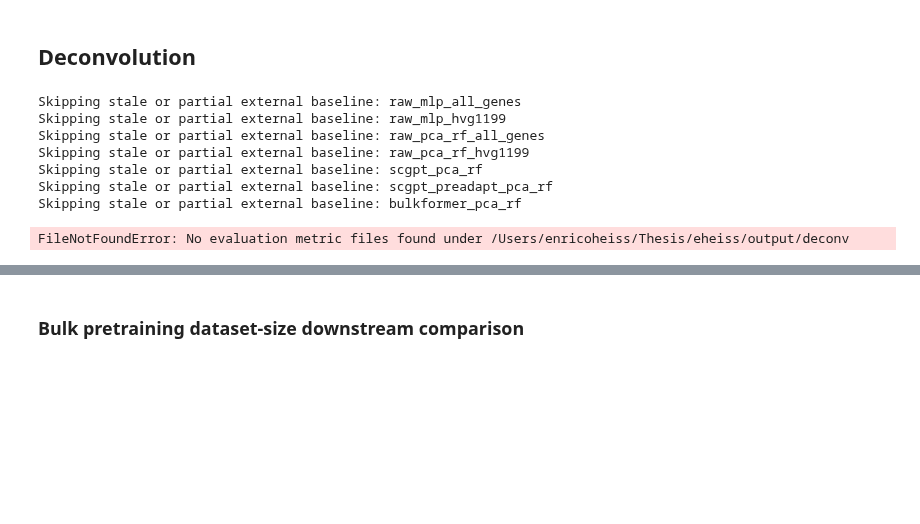
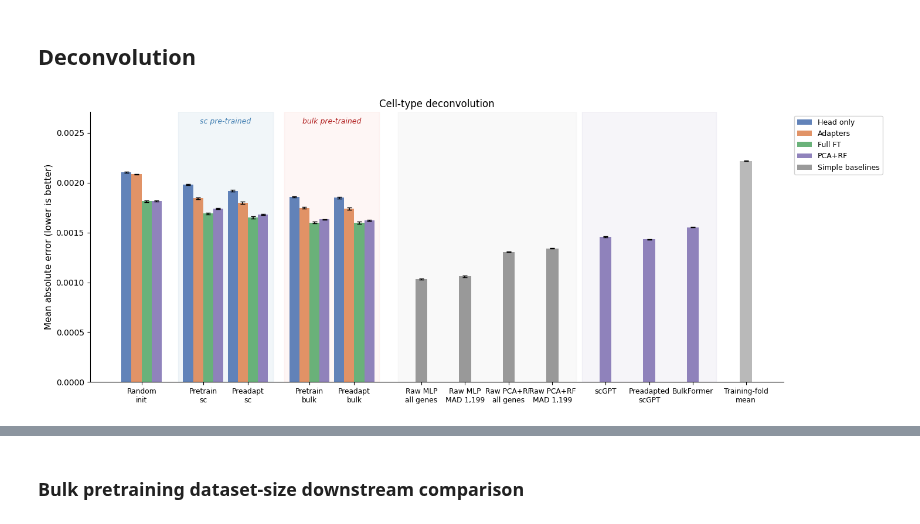
Before and after one commit to eheiss/scbFM, a Jupyter notebook: src/analysis/task_performances.ipynb, the cells around one changed output, grey strips where cells are left out. Cells and saved outputs as stored; diff of their text form; code cells hidden in the pictures; blank space fills up the shorter version.

```diff
--- a/src/analysis/task_performances.ipynb
+++ b/src/analysis/task_performances.ipynb
@@ -872,8 +998,8 @@ mode_colors = {
     "full_ft": "#55A868", "pca_rf": "#8172B3",
 }
 model_keys = ["random_init", "pretrain_sc", "preadapt_sc", "pretrain_bulk", "preadapt_bulk"]
-metric_mean = "js_distance_mean"
-metric_std = "js_distance_std"
+metric_mean = "mae_mean"
+metric_std = "mae_std"
 baseline_specs = [
     ("raw_mlp_all_genes", "Raw MLP\nall genes"),
     ("raw_mlp_hvg1199", "Raw MLP\nMAD 1,199"),
@@ -899,11 +1025,22 @@ def deconv_output_is_current(variant):
         return False
     with open(metadata_path) as handle:
         metadata = json.load(handle)
+    mse_trained_variant = variant in {
+        "head_only", "adapters", "full_ft",
+        "raw_mlp_all_genes", "raw_mlp_hvg1199",
+    }
     return (
         metadata.get("run_status") == "complete"
         and metadata.get("cv_fold_fingerprint")
         and metadata.get("gene_selection") == "mad"
         and metadata.get("expression_transform") == "log1p"
+        and (
+            not mse_trained_variant
+            or (
+                metadata.get("training_objective") == "mse"
+                and metadata.get("primary_evaluation_metric") == "mae"
+            )
+        )
     )
 
 
@@ -965,11 +1102,11 @@ large_x = {
 mean_baseline_value = None
 mean_baseline_std = 0.0
 for frame in [*mode_frames.values(), *baseline_frames.values(), *large_fm_frames.values()]:
-    if frame is None or "mean_baseline_js_distance_mean" not in frame.columns:
+    if frame is None or "mean_baseline_mae_mean" not in frame.columns:
         continue
-    mean_baseline_value = float(frame.iloc[0]["mean_baseline_js_distance_mean"])
-    if "mean_baseline_js_distance_std" in frame.columns:
-        mean_baseline_std = float(frame.iloc[0]["mean_baseline_js_distance_std"])
+    mean_baseline_value = float(frame.iloc[0]["mean_baseline_mae_mean"])
+    if "mean_baseline_mae_std" in frame.columns:
+        mean_baseline_std = float(frame.iloc[0]["mean_baseline_mae_std"])
     break
 mean_baseline_x = max([*large_x.values(), *baseline_x.values(), 3.8]) + 0.95
 
@@ -1040,41 +1177,34 @@ if large_x:
                alpha=0.07, color="#8172B3", zorder=0)
 
 y_max = max(plotted_values, default=0.8) * 1.22
-ax.set_ylim(0, max(y_max, 0.2))
+ax.set_ylim(0, y_max)
 label_y = ax.get_ylim()[1] * 0.98
 ax.text(np.mean(sc_span), label_y, "sc pre-trained", ha="center", va="top",
         fontsize=9, color="steelblue", style="italic")
 ax.text(np.mean(bulk_span), label_y, "bulk pre-trained", ha="center", va="top",
         fontsize=9, color="firebrick", style="italic")
 
 label_map = dict([*baseline_specs, *large_fm_specs])
 tick_positions = (
     list(centers.values()) + list(baseline_x.values())
     + [large_x[value] for value in available_large_fms]
 )
 tick_labels = (
     ["Random\ninit", "Pretrain\nsc", "Preadapt\nsc", "Pretrain\nbulk", "Preadapt\nbulk"]
     + [label_map[value] for value in available_baselines]
     + [label_map[value] for value in available_large_fms]
 )
 if mean_baseline_value is not None:
     tick_positions.append(mean_baseline_x)
     tick_labels.append("Training-fold\nmean")
 ax.set_xticks(tick_positions)
 ax.set_xticklabels(tick_labels, fontsize=8.8)
-ax.set_ylabel("Jensen-Shannon distance (lower is better)", fontsize=11)
+ax.set_ylabel("Mean absolute error (lower is better)", fontsize=11)
 ax.set_title("Cell-type deconvolution", fontsize=12)
 ax.legend(loc="upper left", bbox_to_anchor=(1.01, 1.0), fontsize=9, framealpha=0.9)
 ax.spines["top"].set_visible(False)
 ax.spines["right"].set_visible(False)
 plt.tight_layout(rect=(0, 0, 0.86, 1))
 plt.show()
 # %% [output]
-Skipping stale or partial external baseline: raw_mlp_all_genes
-Skipping stale or partial external baseline: raw_mlp_hvg1199
-Skipping stale or partial external baseline: raw_pca_rf_all_genes
-Skipping stale or partial external baseline: raw_pca_rf_hvg1199
-Skipping stale or partial external baseline: scgpt_pca_rf
-Skipping stale or partial external baseline: scgpt_preadapt_pca_rf
-Skipping stale or partial external baseline: bulkformer_pca_rf
-FileNotFoundError: No evaluation metric files found under /Users/enricoheiss/Thesis/eheiss/output/deconv
+[figure, added]
```
Also changed, not shown: parts of 29 cells of this notebook, 36 other files.
